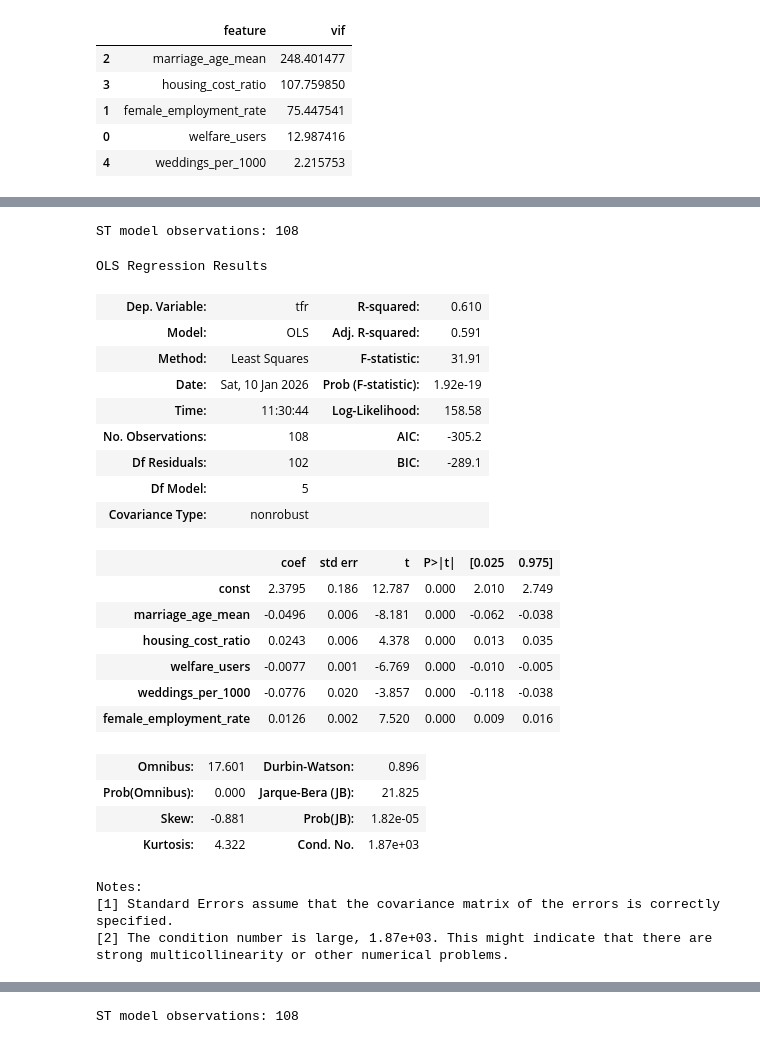
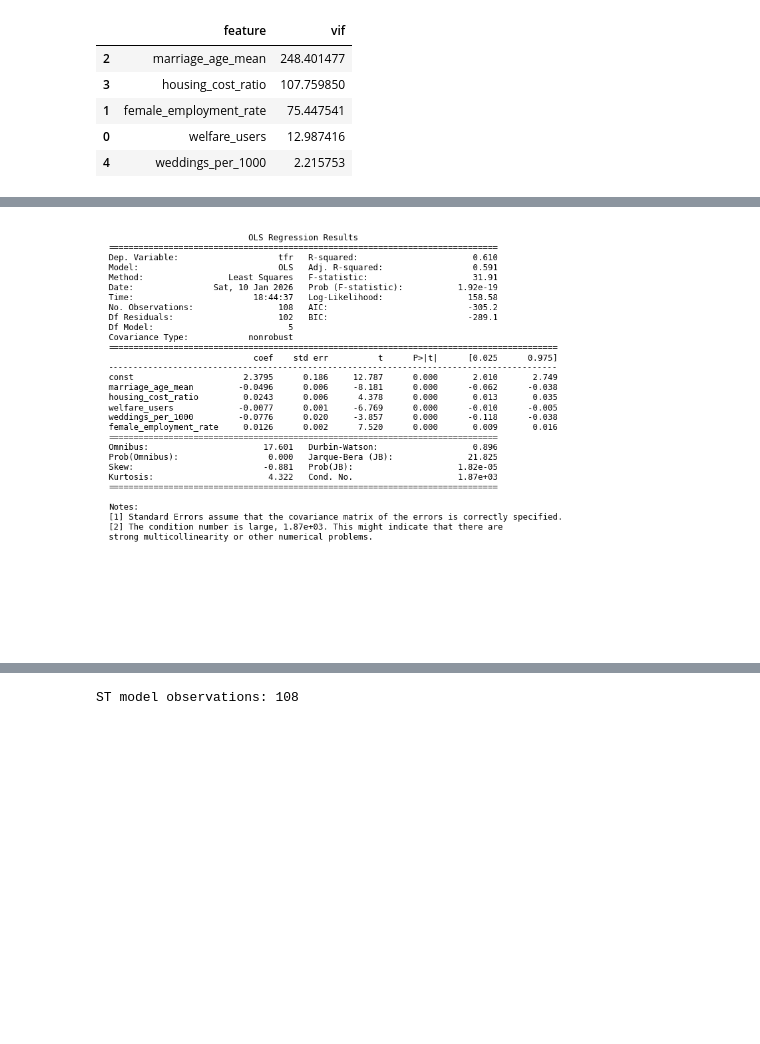
Before and after one commit to ColonelBBQ/sapienza-smos, a Jupyter notebook: main.ipynb, the cells around one changed output, grey strips where cells are left out. Saved outputs shown, nothing was run; the diff lists cells and outputs as text; code cells hidden in the pictures; blank space fills up the shorter version.

```diff
--- a/main.ipynb
+++ b/main.ipynb
@@ -422,45 +418,38 @@ Notes:
 # %%
 # ST model: baseline LT predictors + female_employment_rate
 st_features = [
     'marriage_age_mean',
     'housing_cost_ratio',
     'welfare_users',
     'weddings_per_1000',
     'female_employment_rate',
 ]
 st_subset = st.dropna(subset=['tfr'] + st_features)
 X_st = sm.add_constant(st_subset[st_features])
 y_st = st_subset['tfr']
 st_model = sm.OLS(y_st, X_st).fit()
-print(f"ST model observations: {len(st_subset)}")
-display(st_model.summary())
+
+
+# Convert summary to text
+summary_text = st_model.summary().as_text()
+
+# Create figure
+fig, ax = plt.subplots(figsize=(12, 8))
+ax.axis('off')
+ax.text(
+    0.01, 0.99,
+    summary_text,
+    va='top',
+    ha='left',
+    family='monospace',
+    fontsize=9
+)
+
+# Save as image
+plt.savefig("./st_ols_summary.png", dpi=300, bbox_inches='tight')
+plt.show()
 # %% [output]
-ST model observations: 108
-OLS Regression Results
-| Dep. Variable: | tfr | R-squared: | 0.610 |
-| Model: | OLS | Adj. R-squared: | 0.591 |
-| Method: | Least Squares | F-statistic: | 31.91 |
-| Date: | Sat, 10 Jan 2026 | Prob (F-statistic): | 1.92e-19 |
-| Time: | 11:30:44 | Log-Likelihood: | 158.58 |
-| No. Observations: | 108 | AIC: | -305.2 |
-| Df Residuals: | 102 | BIC: | -289.1 |
-| Df Model: | 5 |  |  |
-| Covariance Type: | nonrobust |  |  |
-|  | coef | std err | t | P>|t| | [0.025 | 0.975] |
-| const | 2.3795 | 0.186 | 12.787 | 0.000 | 2.010 | 2.749 |
-| marriage_age_mean | -0.0496 | 0.006 | -8.181 | 0.000 | -0.062 | -0.038 |
-| housing_cost_ratio | 0.0243 | 0.006 | 4.378 | 0.000 | 0.013 | 0.035 |
-| welfare_users | -0.0077 | 0.001 | -6.769 | 0.000 | -0.010 | -0.005 |
-| weddings_per_1000 | -0.0776 | 0.020 | -3.857 | 0.000 | -0.118 | -0.038 |
-| female_employment_rate | 0.0126 | 0.002 | 7.520 | 0.000 | 0.009 | 0.016 |
-| Omnibus: | 17.601 | Durbin-Watson: | 0.896 |
-| Prob(Omnibus): | 0.000 | Jarque-Bera (JB): | 21.825 |
-| Skew: | -0.881 | Prob(JB): | 1.82e-05 |
-| Kurtosis: | 4.322 | Cond. No. | 1.87e+03 |
-Notes:
-[1] Standard Errors assume that the covariance matrix of the errors is correctly specified.
-[2] The condition number is large, 1.87e+03. This might indicate that there are
-strong multicollinearity or other numerical problems.
+[figure, added]
 # %%
 # ST model: baseline LT predictors + female_employment_rate
 st_features = [
```
Also changed, not shown: parts of 9 cells of this notebook.
